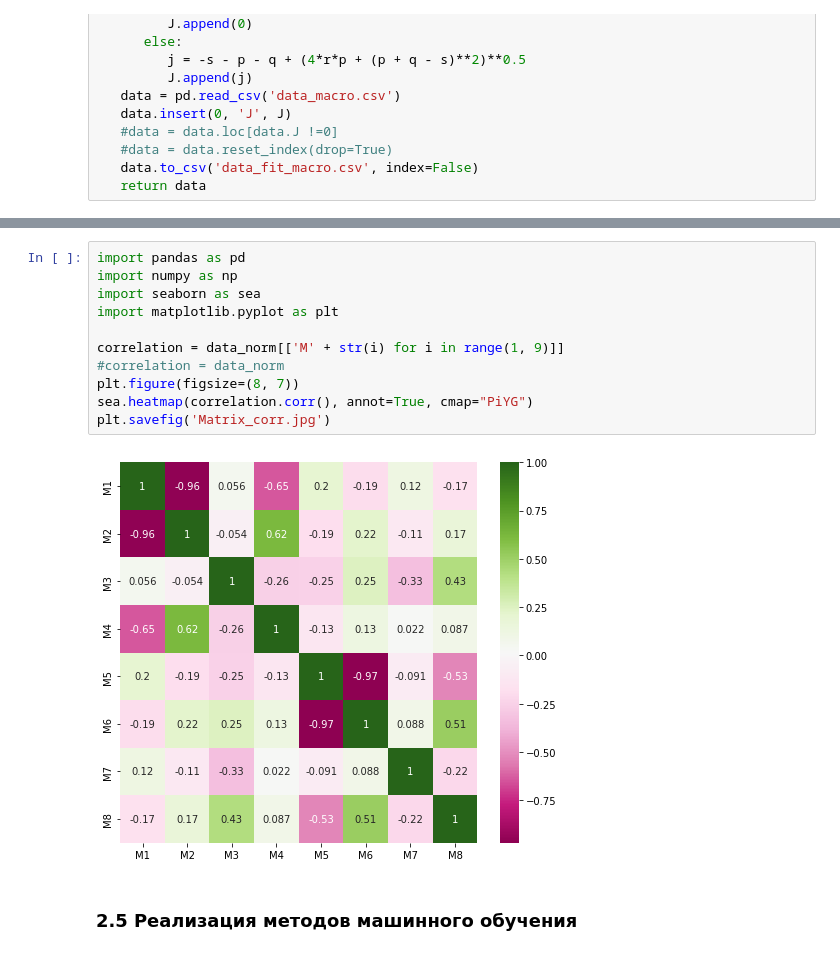
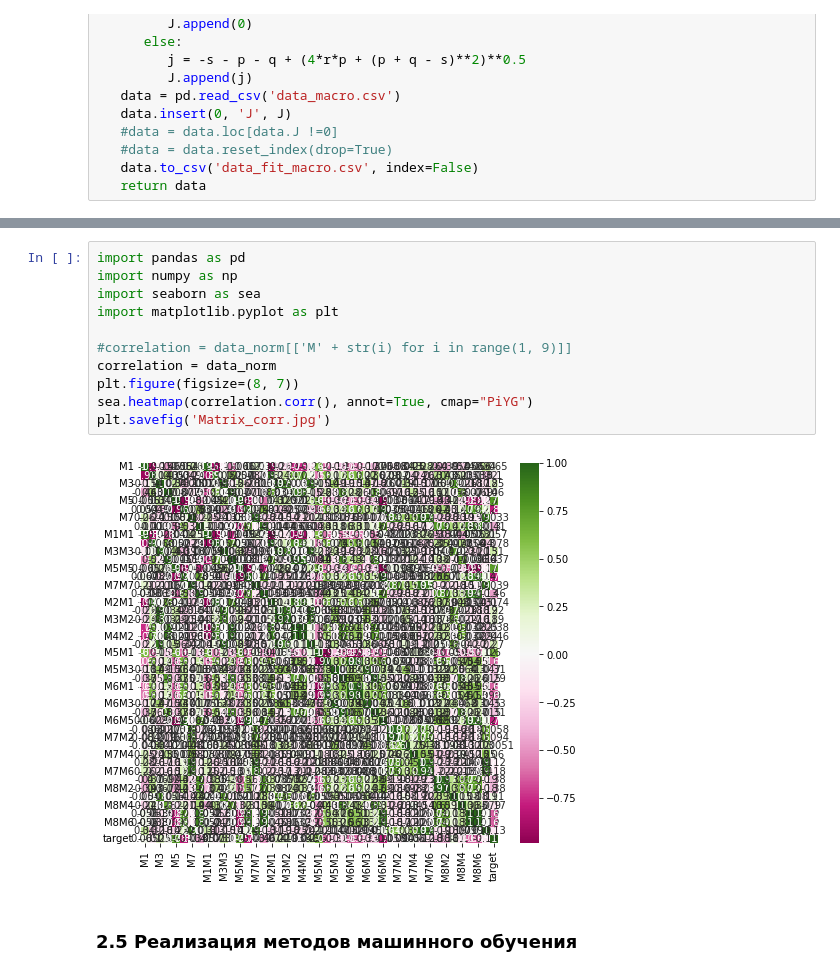
Before and after one commit to Breketov/MMPO, a Jupyter notebook: Project.ipynb, the cells around one changed output, grey strips where cells are left out. Cells and saved outputs as stored; diff of their text form.

```diff
--- a/Project.ipynb
+++ b/Project.ipynb
@@ -473,16 +477,16 @@ plt.show()
 # %%
 import pandas as pd
 import numpy as np
 import seaborn as sea
 import matplotlib.pyplot as plt
 
-correlation = data_norm[['M' + str(i) for i in range(1, 9)]]
-#correlation = data_norm
+#correlation = data_norm[['M' + str(i) for i in range(1, 9)]]
+correlation = data_norm
 plt.figure(figsize=(8, 7))
 sea.heatmap(correlation.corr(), annot=True, cmap="PiYG")
 plt.savefig('Matrix_corr.jpg')
 # %% [output]
-[figure, old version]
+[figure, new version]
 # %% [markdown]
 ### 2.5 Реализация методов машинного обучения
 # %%
```
Also changed, not shown: parts of 21 cells of this notebook, 10 other files.
